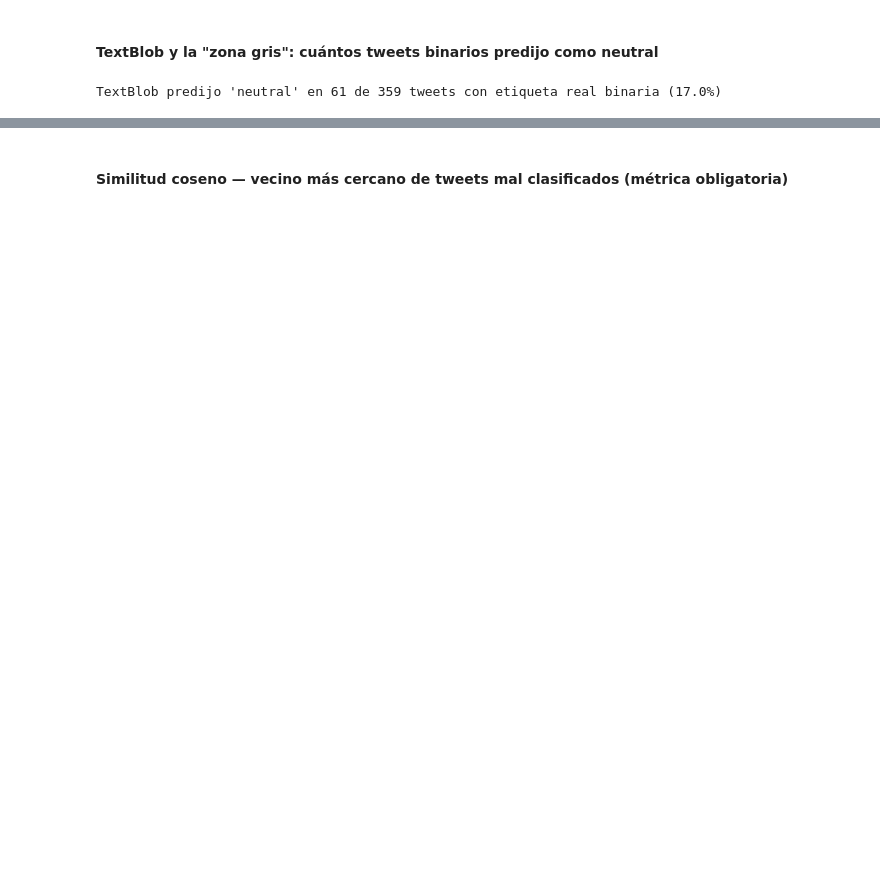
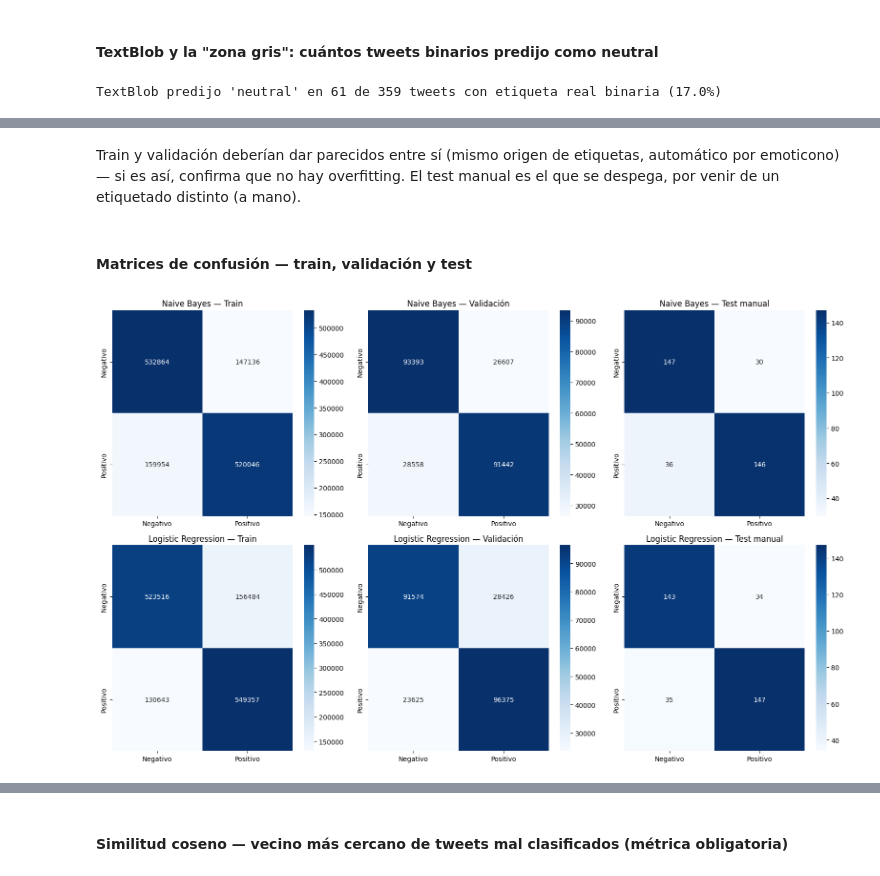
Before and after one commit to srcundo/Trabajo-pr-ctico-n-3, a Jupyter notebook: notebooks/06_evaluacion_final.ipynb, the cells around one changed output, grey strips where cells are left out. Cells and saved outputs as stored; diff of their text form; code cells hidden in the pictures; blank space fills up the shorter version.

```diff
--- a/notebooks/06_evaluacion_final.ipynb
+++ b/notebooks/06_evaluacion_final.ipynb
@@ -20,18 +20,21 @@ MODELOS_PATH = "/content/drive/MyDrive/Trabajo práctico 3/modelos"
 # %% [markdown]
 #### Carga de datos y modelos
 # %%
+df_train = pd.read_pickle(f"{MODELOS_PATH}/train_limpio.pkl")
 df_test = pd.read_pickle(f"{MODELOS_PATH}/test_con_textblob.pkl")
-df_train = pd.read_pickle(f"{MODELOS_PATH}/train_limpio.pkl")
 
+X_train_bow = sparse.load_npz(f"{MODELOS_PATH}/X_train_bow.npz")
+X_train_tfidf = sparse.load_npz(f"{MODELOS_PATH}/X_train_tfidf.npz")
+X_val_bow = sparse.load_npz(f"{MODELOS_PATH}/X_val_bow.npz")
+X_val_tfidf = sparse.load_npz(f"{MODELOS_PATH}/X_val_tfidf.npz")
 X_test_bow = sparse.load_npz(f"{MODELOS_PATH}/X_test_bow.npz")
 X_test_tfidf = sparse.load_npz(f"{MODELOS_PATH}/X_test_tfidf.npz")
-X_train_tfidf = sparse.load_npz(f"{MODELOS_PATH}/X_train_tfidf.npz")
+
+y_train = np.load(f"{MODELOS_PATH}/y_train.npy")
+y_val = np.load(f"{MODELOS_PATH}/y_val.npy")
 
 modelo_nb = joblib.load(f"{MODELOS_PATH}/modelo_nb_optimizado.pkl")
 modelo_lr = joblib.load(f"{MODELOS_PATH}/modelo_lr_optimizado.pkl")
-
-X_train_bow = sparse.load_npz(f"{MODELOS_PATH}/X_train_bow.npz")
-y_train = np.load(f"{MODELOS_PATH}/y_train.npy")
 # %% [markdown]
 #### Subset binario y predicciones de los 3 métodos
 # %%
@@ -179,0 +53,9 @@ defecto le queda mejor calibrado a este dataset.
+# %%
+pred_nb_val = modelo_nb.predict(X_val_bow)
+pred_lr_val = modelo_lr.predict(X_val_tfidf)
+
+print("=== NAIVE BAYES — Validación ===")
+print(classification_report(y_val, pred_nb_val, target_names=["Negativo", "Positivo"]))
+
+print("=== LOGISTIC REGRESSION — Validación ===")
+print(classification_report(y_val, pred_lr_val, target_names=["Negativo", "Positivo"]))
@@ -192,0 +182,28 @@ a su accuracy bajo — la explicación está en la celda siguiente.
+# %% [markdown]
+Train y validación deberían dar parecidos entre sí (mismo origen de etiquetas,
+automático por emoticono) — si es así, confirma que no hay overfitting. El test
+manual es el que se despega, por venir de un etiquetado distinto (a mano).
+# %% [markdown]
+#### Matrices de confusión — train, validación y test
+# %%
+fig, axes = plt.subplots(2, 3, figsize=(16, 10))
+
+conjuntos_nb = [(y_train, pred_nb_train, "Train"), (y_val, pred_nb_val, "Validación"), (y_test_bin, pred_nb_bin, "Test manual")]
+conjuntos_lr = [(y_train, pred_lr_train, "Train"), (y_val, pred_lr_val, "Validación"), (y_test_bin, pred_lr_bin, "Test manual")]
+
+for i, (y_true, y_pred, nombre) in enumerate(conjuntos_nb):
+    cm = confusion_matrix(y_true, y_pred, labels=[0,4])
+    sns.heatmap(cm, annot=True, fmt="d", cmap="Blues", ax=axes[0,i],
+                xticklabels=["Negativo","Positivo"], yticklabels=["Negativo","Positivo"])
+    axes[0,i].set_title(f"Naive Bayes — {nombre}")
+
+for i, (y_true, y_pred, nombre) in enumerate(conjuntos_lr):
+    cm = confusion_matrix(y_true, y_pred, labels=[0,4])
+    sns.heatmap(cm, annot=True, fmt="d", cmap="Blues", ax=axes[1,i],
+                xticklabels=["Negativo","Positivo"], yticklabels=["Negativo","Positivo"])
+    axes[1,i].set_title(f"Logistic Regression — {nombre}")
+
+plt.tight_layout()
+plt.show()
+# %% [output]
+[figure, added]
```
Also changed, not shown: parts of 31 cells of this notebook, 6 other files.
